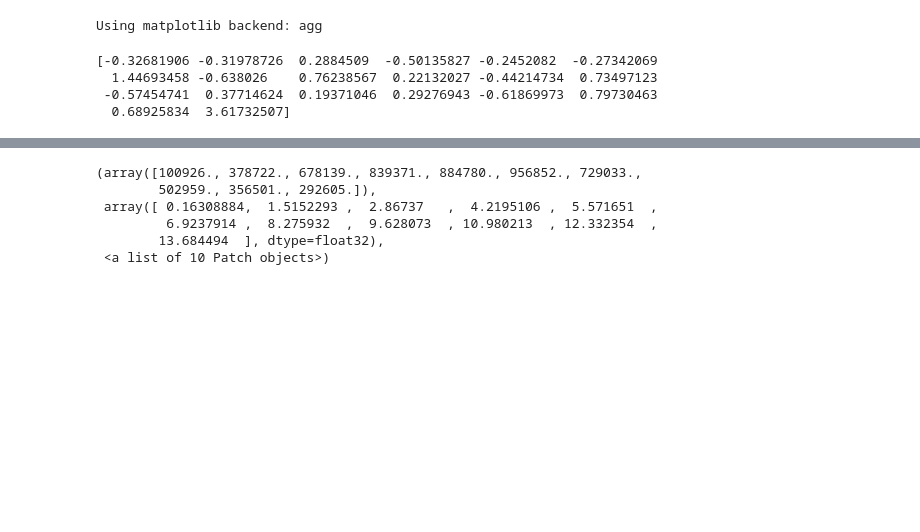
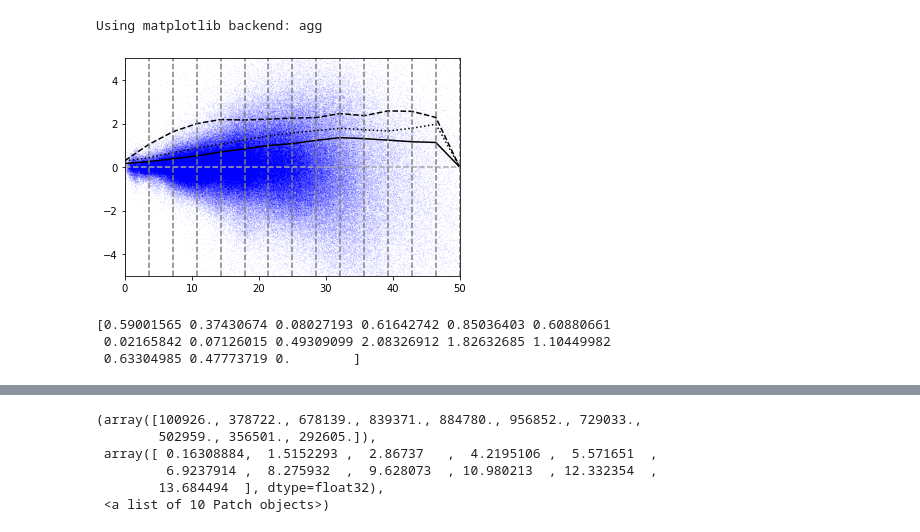
Before and after one commit to ornemarioni/gradients, a Jupyter notebook: programs/metallicity_gradients.ipynb, the cells around one changed output, grey strips where cells are left out. Drawn from its saved outputs; the diff is of its cells as text; code cells hidden in the pictures; blank space fills up the shorter version.

```diff
--- a/programs/metallicity_gradients.ipynb
+++ b/programs/metallicity_gradients.ipynb
@@ -151,7 +165,24 @@ for i in range(0,nbin):
+# %%
+import matplotlib.pyplot as plt
+# mask3, = np.where((Rstr < 50) & (zn_str < 30) & (zn_str > -30))
+# plt.plot(Rstr[mask],zn_str[mask], '.k',markersize=0.05,alpha =0.7)
+# plt.plot(rr4,z4, '.r',markersize=0.05,alpha=0.7)
+# plt.plot(rr8,z8, '.c',markersize=0.05, alpha= 0.7)
+plt.plot(rr10,z10, '.b',markersize=0.05, alpha= 0.7)
+plt.plot(med_R,z4a,ls='--',color='k')
+plt.plot(med_R,z8a,ls=':',color='k')
+plt.plot(med_R,z10a,ls='-',color='k')
+plt.axhline(y=0,ls='--',color='darkgray')
+for i in range(len(med_R)):
+    plt.axvline(x=med_R[i],ls='--',color='gray')
+plt.ylim(-5,5)
+plt.xlim(0,50)
+plt.show()
+# %% [output]
+[figure, added]
 # %%
-print (z4)
+print (z10a)
 # %% [output]
-[-0.32681906 -0.31978726  0.2884509  -0.50135827 -0.2452082  -0.27342069
-  1.44693458 -0.638026    0.76238567  0.22132027 -0.44214734  0.73497123
- -0.57454741  0.37714624  0.19371046  0.29276943 -0.61869973  0.79730463
-  0.68925834  3.61732507]
+[0.59001565 0.37430674 0.08027193 0.61642742 0.85036403 0.60880661
+ 0.02165842 0.07126015 0.49309099 2.08326912 1.82632685 1.10449982
+ 0.63304985 0.47773719 0.        ]
```
Also changed, not shown: parts of 9 cells of this notebook.
